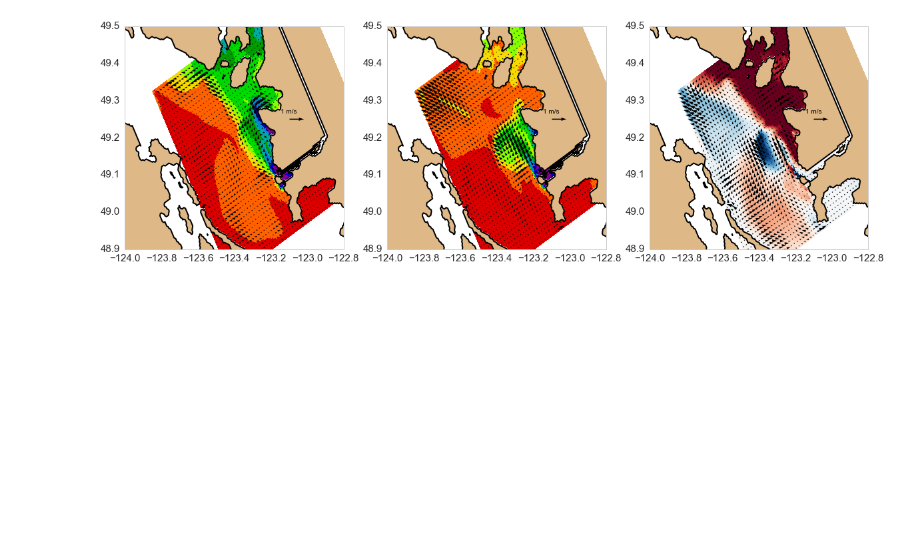
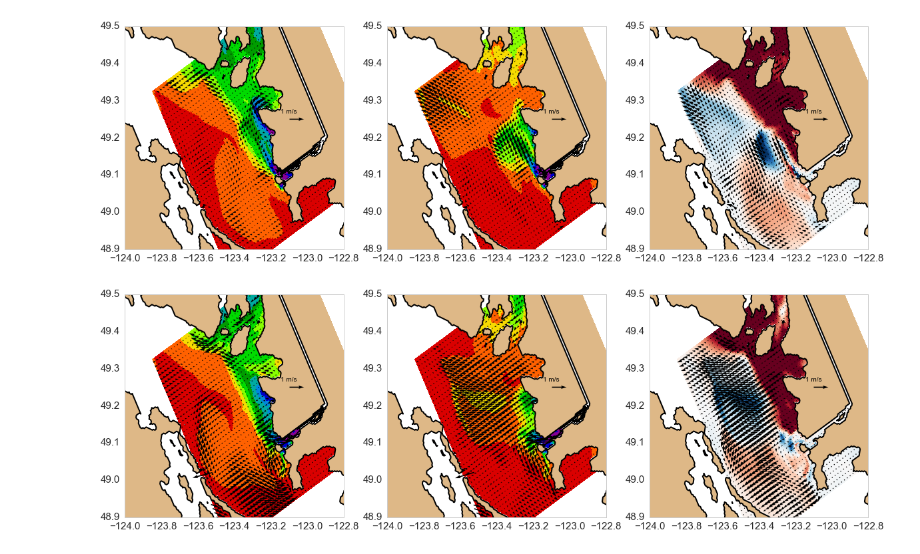
Before and after one commit to SalishSeaCast/analysis-jie, a Jupyter notebook: jie/surface_current/NearFieldWithoutF.ipynb, the cells around one changed output. Saved outputs shown, nothing was run; the diff lists cells and outputs as text; code cells hidden in the pictures; blank space fills up the shorter version.

```diff
--- a/jie/surface_current/NearFieldWithoutF.ipynb
+++ b/jie/surface_current/NearFieldWithoutF.ipynb
@@ -287,2 +287,6 @@ quiver_salinity(janall_T,jannof_T,janall_U,jannof_U,janall_V,jannof_V,700,'spect
 # %% [output]
 [figure]
+# %%
+quiver_salinity(janall_T,jannof_T,janall_U,jannof_U,janall_V,jannof_V,691,'spectral',3) ## northward
+# %% [output]
+[figure, added]
```
Also changed, not shown: parts of 2 cells of this notebook.
